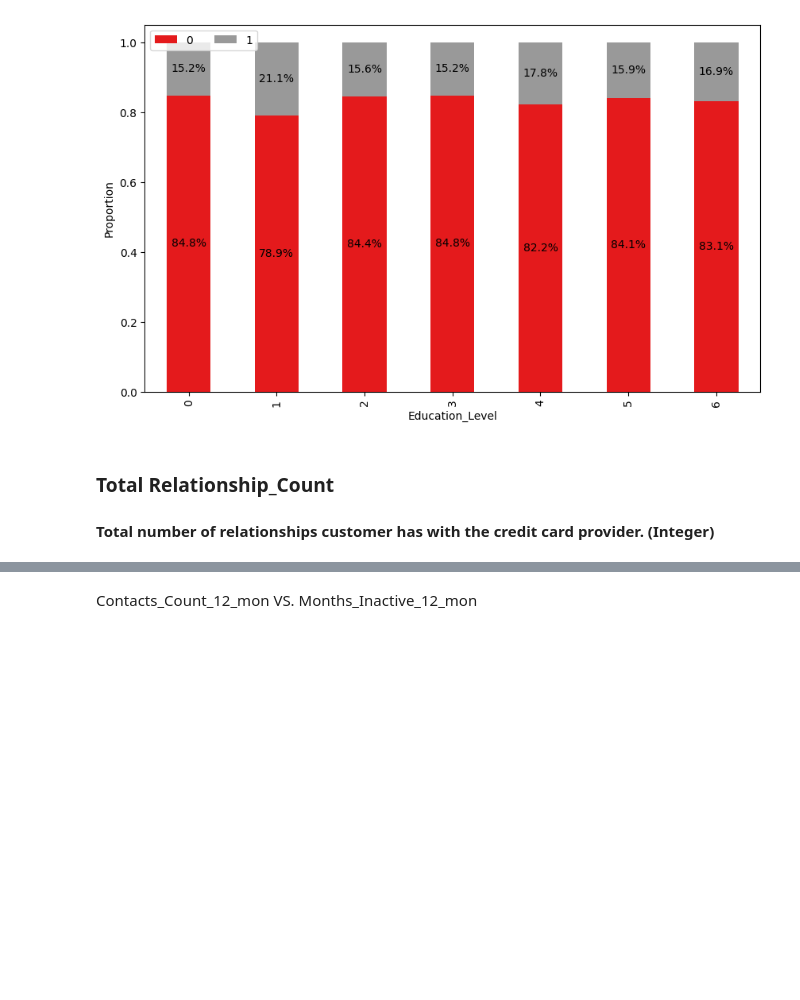
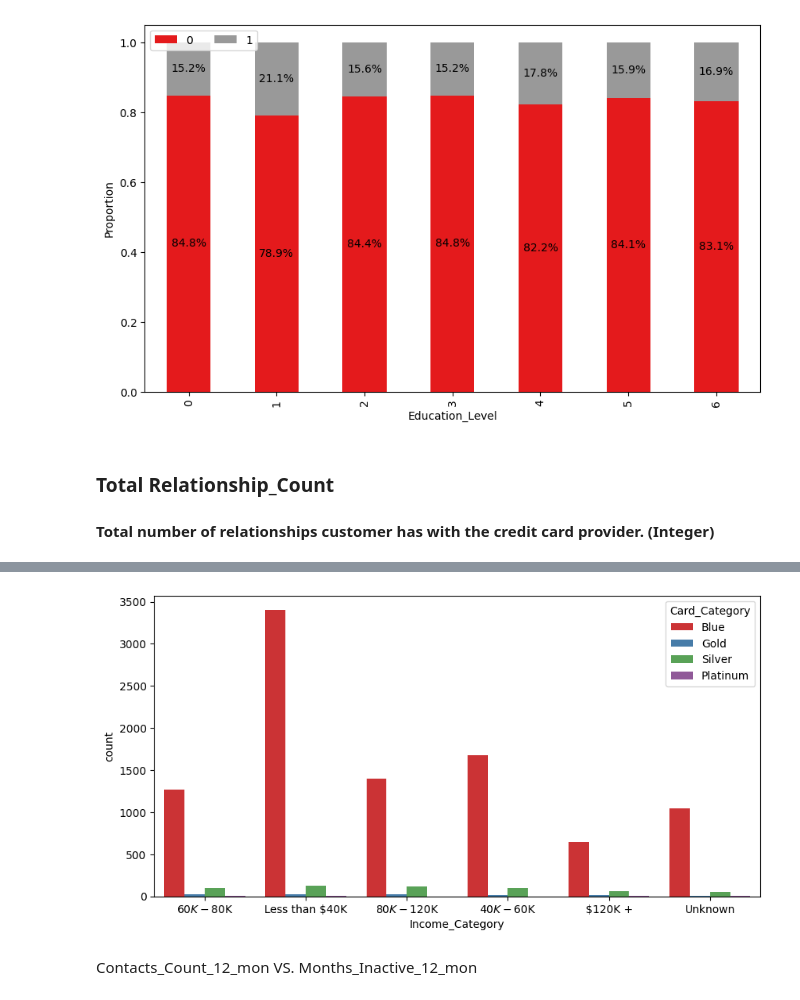
Before and after one commit to change0z/Portfolio, a Jupyter notebook: Data Analysis/DA_NB_LOGISTIC.ipynb, the cells around one changed output, grey strips where cells are left out. Drawn from its saved outputs; the diff is of its cells as text; code cells hidden in the pictures; blank space fills up the shorter version.

```diff
--- a/Data Analysis/DA_NB_LOGISTIC.ipynb
+++ b/Data Analysis/DA_NB_LOGISTIC.ipynb
@@ -429,3 +442,8 @@ sns.countplot(x='Total_Relationship_Count',data=df,palette='Set1',hue='Attrition
+# %%
+plt.figure(figsize=(10,5))
+sns.countplot(x='Income_Category',data=df,palette='Set1',hue='Card_Category');
+# %% [output]
+[figure, added]
 # %% [markdown]
 Contacts_Count_12_mon VS. Months_Inactive_12_mon
 # %%
```
Also changed, not shown: parts of 5 cells of this notebook, 1 other file.
